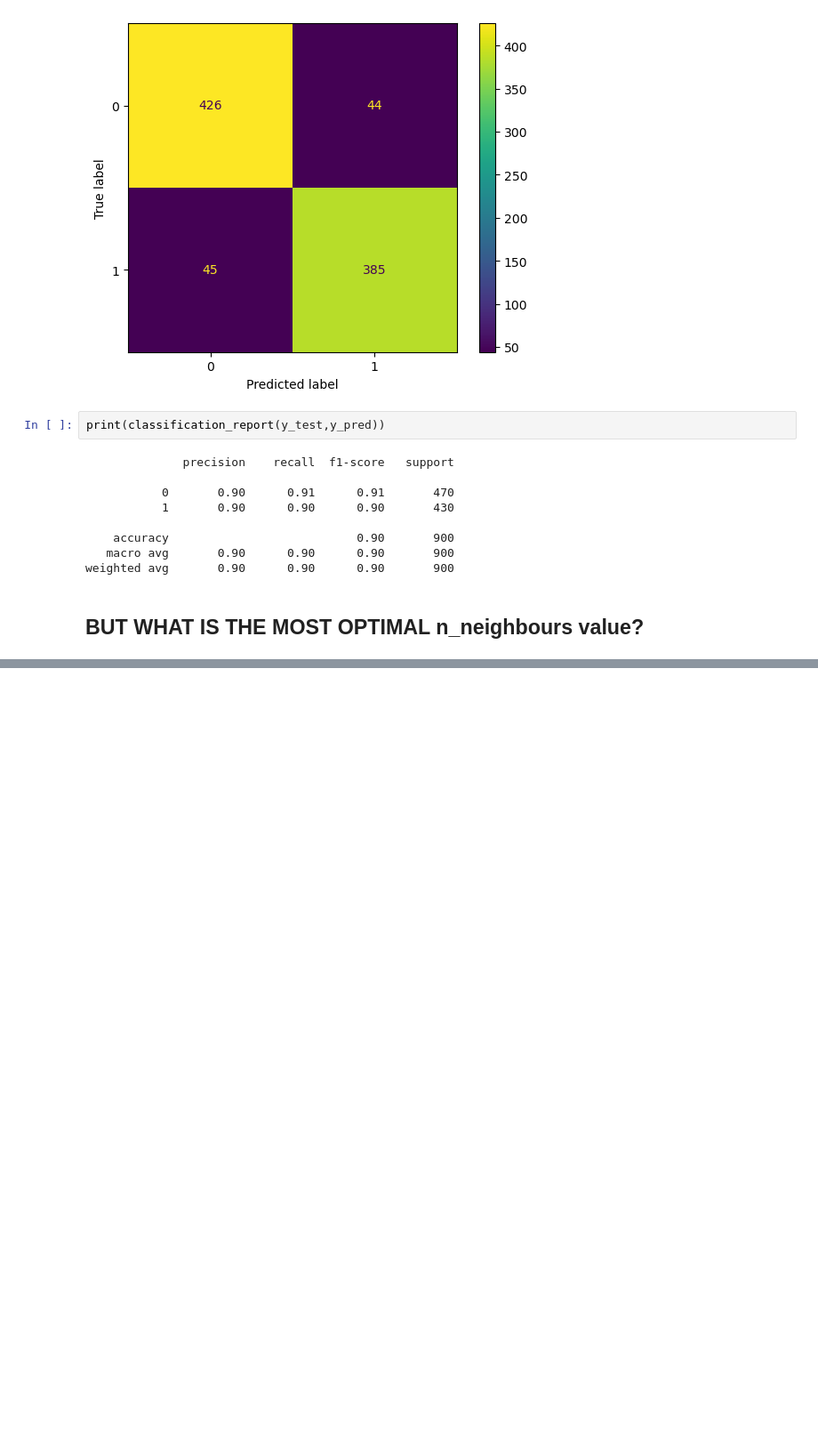
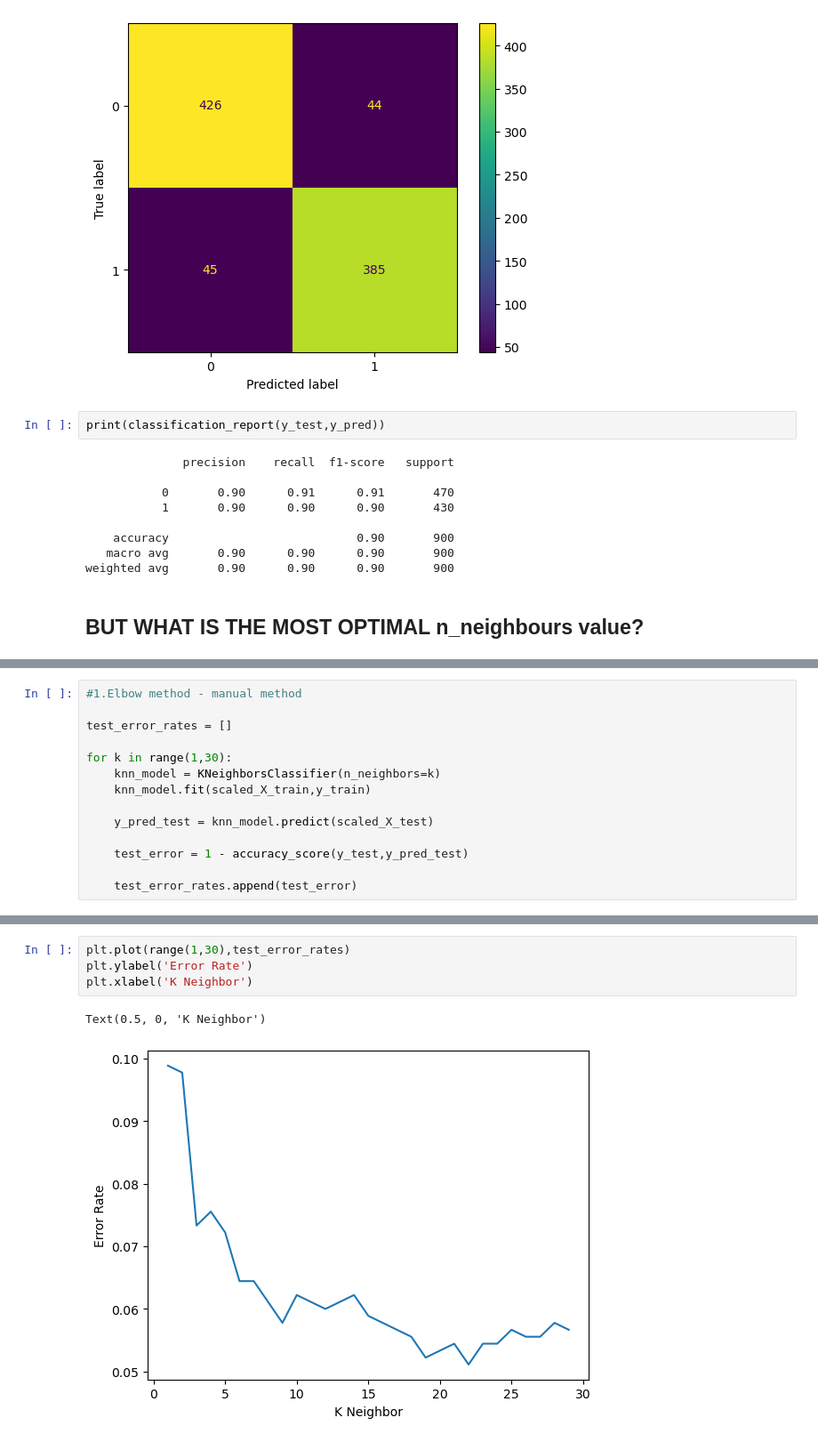
Before and after one commit to NadeemDin/ML-K-Nearest-Neighbor, a Jupyter notebook: KNN notes.ipynb, the cells around one changed output, grey strips where cells are left out. Shown at 89% size. Saved outputs shown, nothing was run; the diff lists cells and outputs as text; blank space fills up the shorter version.

Commit message:
elbow method notes

```diff
--- a/KNN notes.ipynb
+++ b/KNN notes.ipynb
@@ -143,0 +152,14 @@ weighted avg       0.90      0.90      0.90       900
+# %%
+#1.Elbow method - manual method
+
+test_error_rates = []
+
+for k in range(1,30):
+    knn_model = KNeighborsClassifier(n_neighbors=k)
+    knn_model.fit(scaled_X_train,y_train)
+
+    y_pred_test = knn_model.predict(scaled_X_test)
+
+    test_error = 1 - accuracy_score(y_test,y_pred_test)
+
+    test_error_rates.append(test_error)
@@ -143,0 +186,7 @@ weighted avg       0.90      0.90      0.90       900
+# %%
+plt.plot(range(1,30),test_error_rates)
+plt.ylabel('Error Rate')
+plt.xlabel('K Neighbor')
+# %% [output]
+Text(0.5, 0, 'K Neighbor')
+[figure, added]
```
Also changed, not shown: parts of 4 cells of this notebook.
